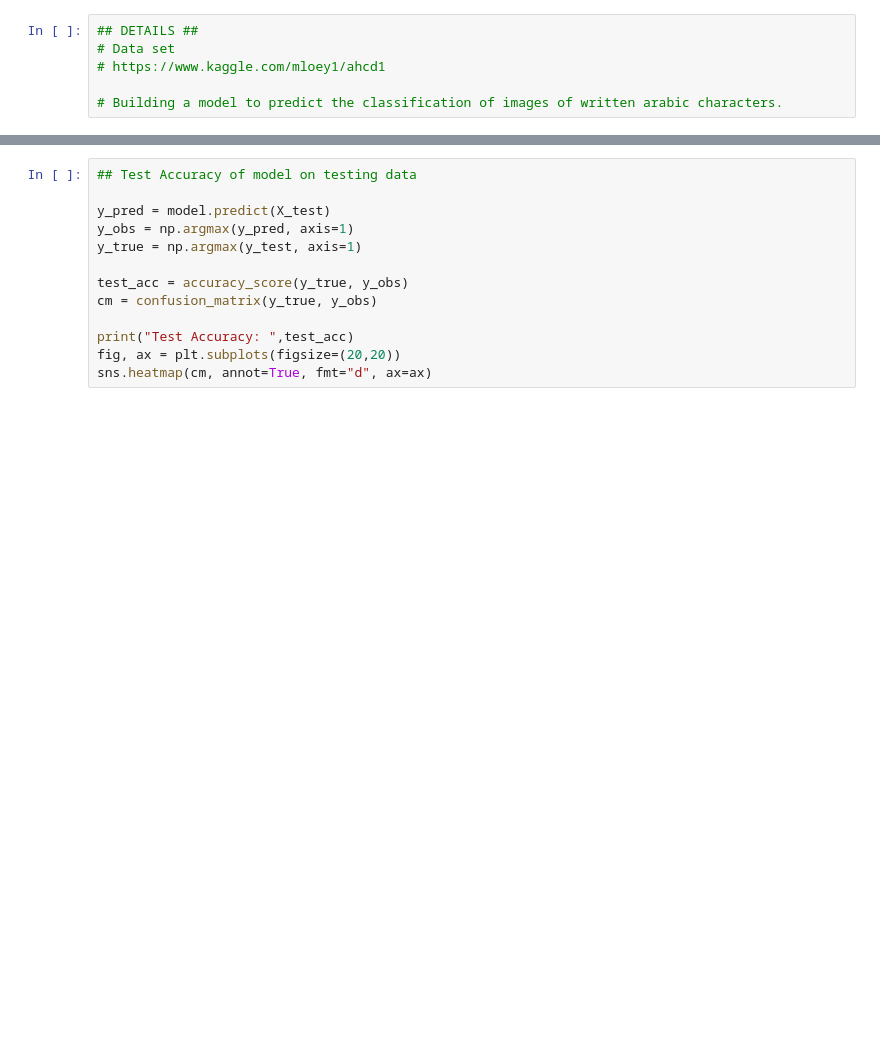
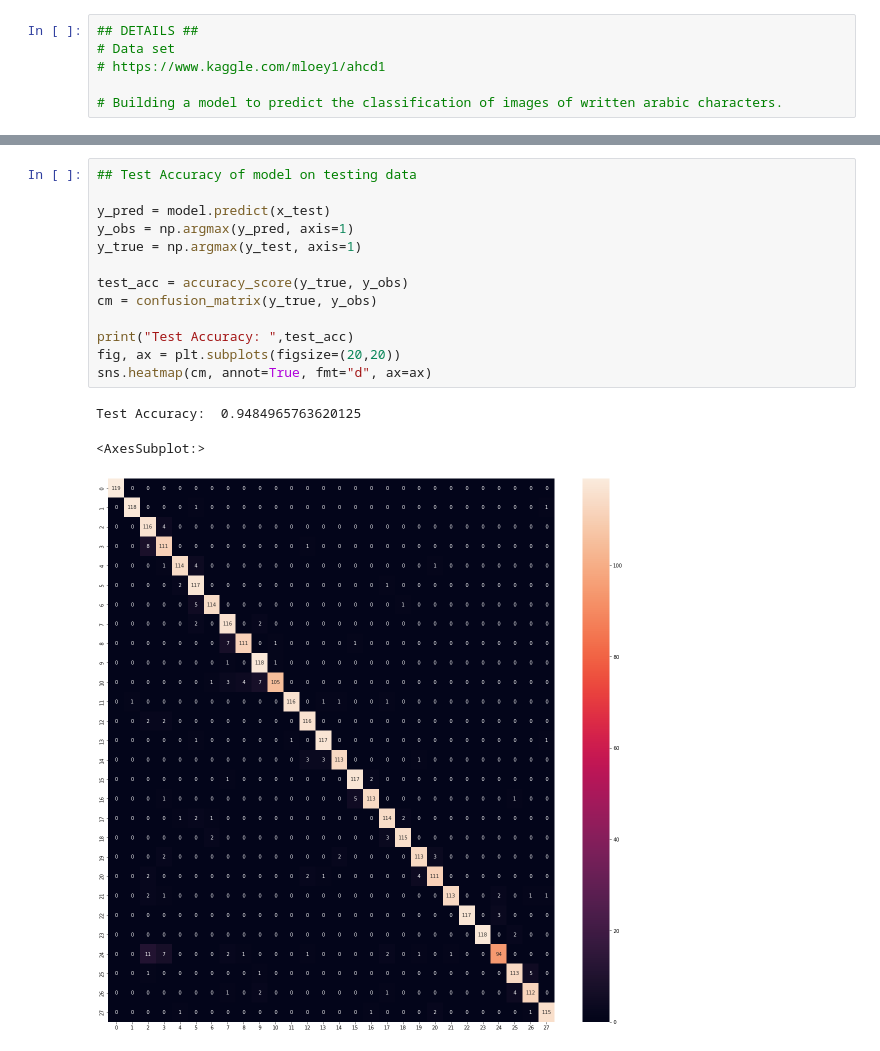
Before and after one commit to SamDonnermeyer/CSCI_464, a Jupyter notebook: arabic_character_classification/arabic_characters_classification.ipynb, the cells around one changed output, grey strips where cells are left out. Saved outputs shown, nothing was run; the diff lists cells and outputs as text; blank space fills up the shorter version.

```diff
--- a/arabic_character_classification/arabic_characters_classification.ipynb
+++ b/arabic_character_classification/arabic_characters_classification.ipynb
@@ -199,13 +153,17 @@ NameError: name 'history' is not defined
 # %%
 ## Test Accuracy of model on testing data
 
-y_pred = model.predict(X_test)
+y_pred = model.predict(x_test)
 y_obs = np.argmax(y_pred, axis=1)
 y_true = np.argmax(y_test, axis=1)
 
 test_acc = accuracy_score(y_true, y_obs)
 cm = confusion_matrix(y_true, y_obs)
 
 print("Test Accuracy: ",test_acc)
 fig, ax = plt.subplots(figsize=(20,20))
 sns.heatmap(cm, annot=True, fmt="d", ax=ax)
+# %% [output]
+Test Accuracy:  0.9484965763620125
+<AxesSubplot:>
+[figure, added]
```
Also changed, not shown: parts of 19 cells of this notebook, 2 other files.
